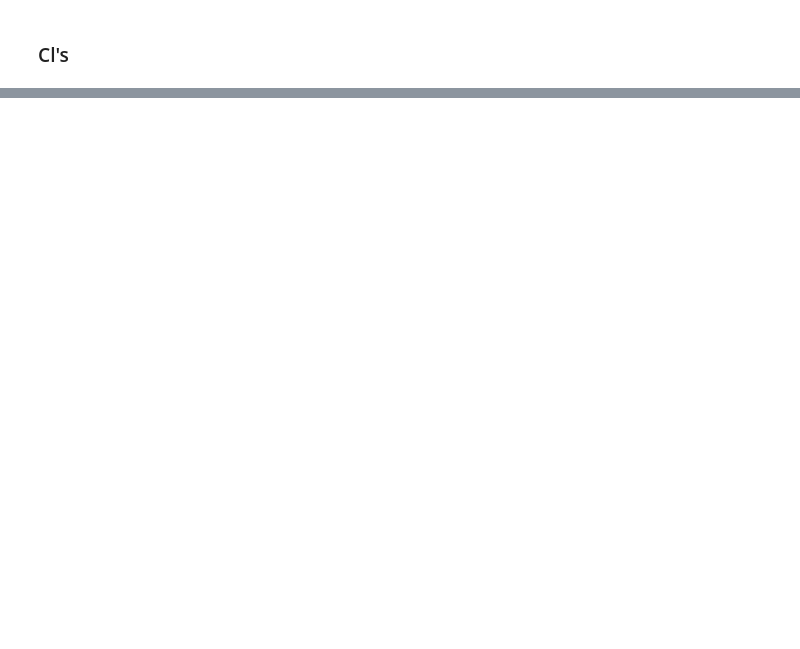
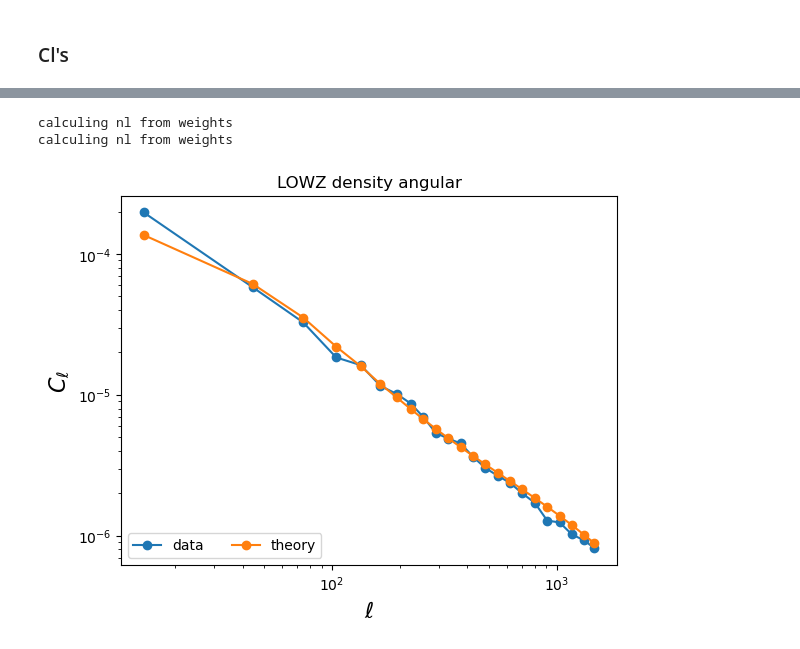
Before and after one commit to Cosmotheka/Cosmoteka_tutorials, a Jupyter notebook: tutorials/BOSS.ipynb, the cells around one changed output, grey strips where cells are left out. Saved outputs shown, nothing was run; the diff lists cells and outputs as text; code cells hidden in the pictures; blank space fills up the shorter version.

```diff
--- a/tutorials/BOSS.ipynb
+++ b/tutorials/BOSS.ipynb
@@ -135,7 +89,3 @@ LRG_w.compute_coupling_matrix(LRG_f, LRG_f, bands)
 # %%
-QSO_cl_c_00 = nmt.compute_coupled_cell(QSO_f_0, QSO_f_0)
-QSO_cl_c_11 = nmt.compute_coupled_cell(QSO_f_1, QSO_f_1)
-#CMASS_cl_c = nmt.compute_coupled_cell(CMASS_f, CMASS_f)
-#LOWZ_cl_c = nmt.compute_coupled_cell(LOWZ_f, LOWZ_f)
-ELG_cl_c = nmt.compute_coupled_cell(ELG_f, ELG_f)
-LRG_cl_c = nmt.compute_coupled_cell(LRG_f, LRG_f)
+CMASS_cl_c = nmt.compute_coupled_cell(CMASS_f, CMASS_f)
+LOWZ_cl_c = nmt.compute_coupled_cell(LOWZ_f, LOWZ_f)
@@ -163,11 +92,25 @@ LRG_nl = LRG_w.decouple_cell(LRG_nl_c)
+# %%
+CMASS_cl = CMASS_w.decouple_cell(CMASS_cl_c)
+LOWZ_cl = LOWZ_w.decouple_cell(LOWZ_cl_c)
+# %%
+CMASS_nl_c = CMASS.get_nl_coupled()
+LOWZ_nl_c = LOWZ.get_nl_coupled()
+# %% [output]
+calculing nl from weights
+calculing nl from weights
+# %%
+CMASS_nl = CMASS_w.decouple_cell(CMASS_nl_c)
+LOWZ_nl = LOWZ_w.decouple_cell(LOWZ_nl_c)
 # %%
-plt.plot(ell_arr, QSO_cl_00[0]-QSO_nl_00[0], 'o-', label='data')
-plt.plot(ell_arr, QSOt_cl_00, 'o-', label='theory')
-plt.title('Quasars density angular NGC 00')
+plt.plot(ell_arr, LOWZ_cl[0]-LOWZ_nl[0], 'o-', label='data')
+plt.plot(ell_arr, LOWZt_cl, 'o-', label='theory')
+plt.title('LOWZ density angular')
 plt.xlabel('$\\ell$', fontsize=16)
 plt.ylabel('$C_\\ell$', fontsize=16)
 plt.legend(loc='lower left', ncol=2, labelspacing=0.1)
-plt.xscale("log")
-plt.yscale("log")
+plt.xscale('log')
+plt.yscale('log')
 plt.show()
+# %% [output]
+[figure, added]
 # %%
```
Also changed, not shown: parts of 22 cells of this notebook.
